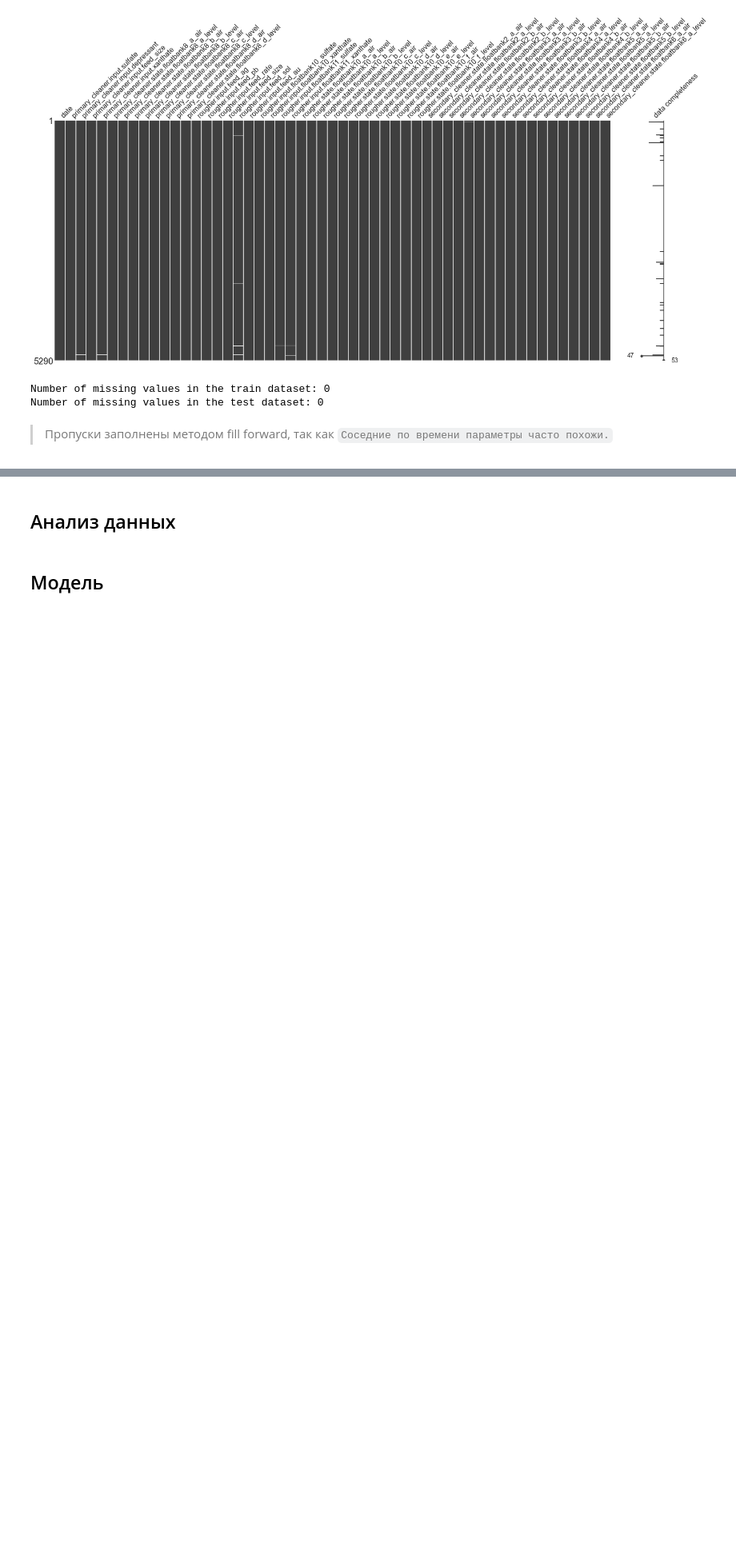
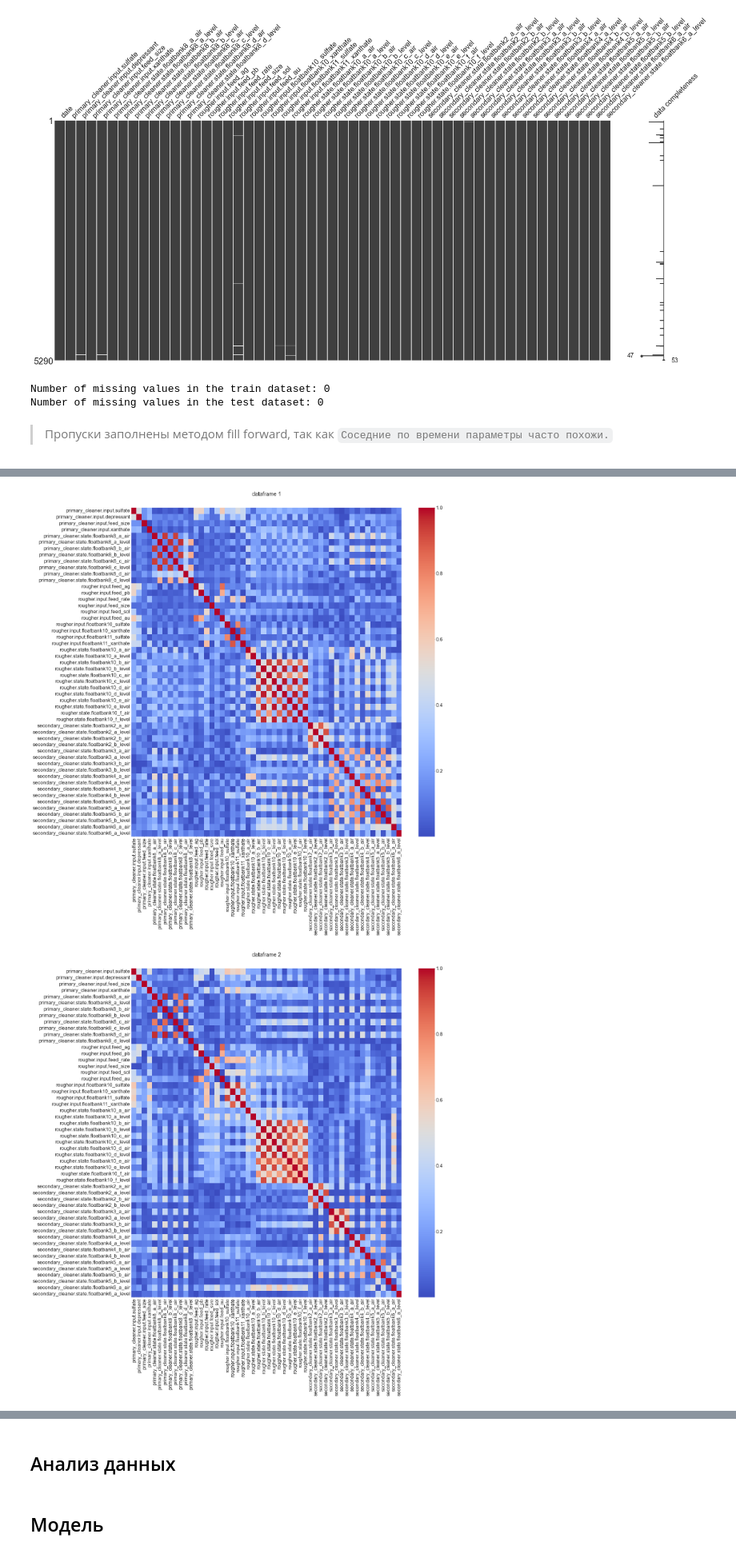
Before and after one commit to mbelveder/praktikum, a Jupyter notebook: 9_gold/gold.ipynb, the cells around one changed output, grey strips where cells are left out. Shown at 80% size. Saved outputs shown, nothing was run; the diff lists cells and outputs as text; code cells hidden in the pictures; blank space fills up the shorter version.

```diff
--- a/9_gold/gold.ipynb
+++ b/9_gold/gold.ipynb
@@ -185,0 +189,14 @@ Number of missing values in the test dataset: 0
+# %%
+i = 1
+
+for df in [train_df, test_df]:
+    fig, ax = plt.subplots(figsize=(20, 20))
+    # Create correlation matrix
+    corr_matrix = df.corr().abs()
+    sns.heatmap(corr_matrix, annot=False, cmap='coolwarm', ax=ax)
+    ax.set_title(f'dataframe {i}', y=1.03)
+
+    i += 1
+# %% [output]
+[figure, added]
+[figure, added]
```
Also changed, not shown: parts of 6 cells of this notebook, 5 other files.
